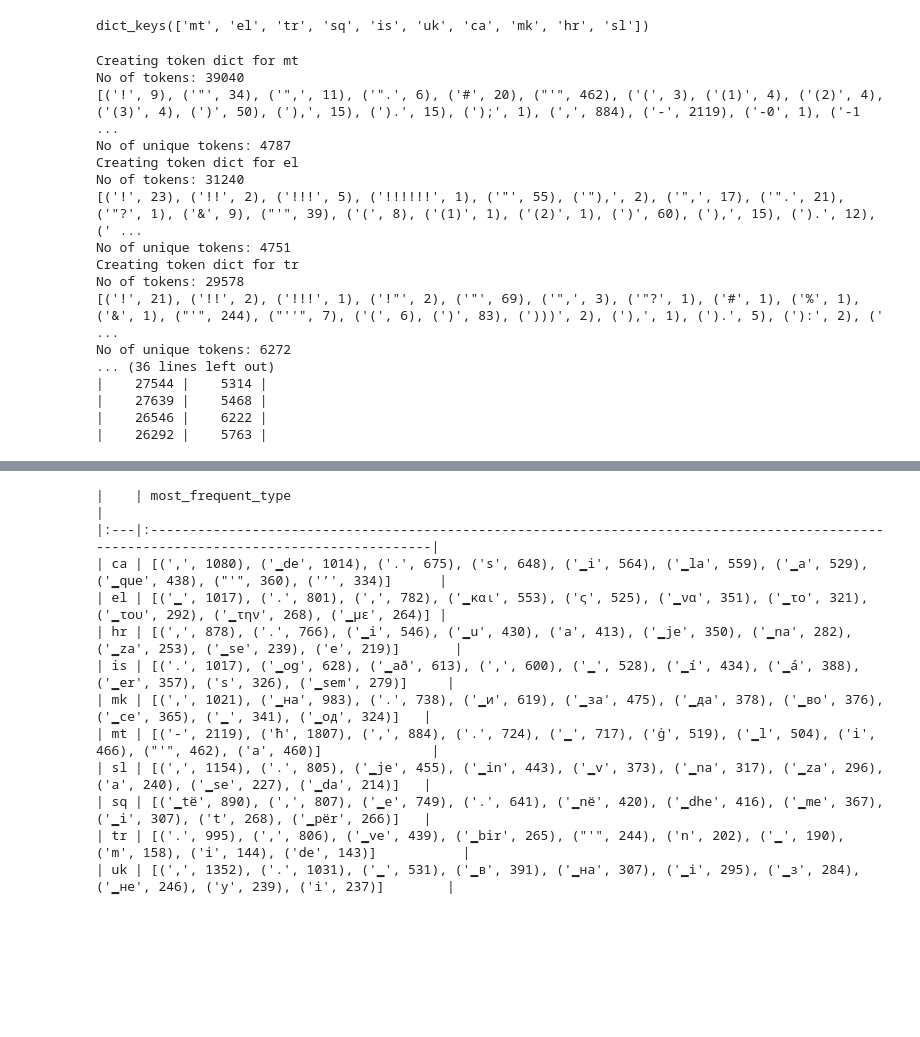
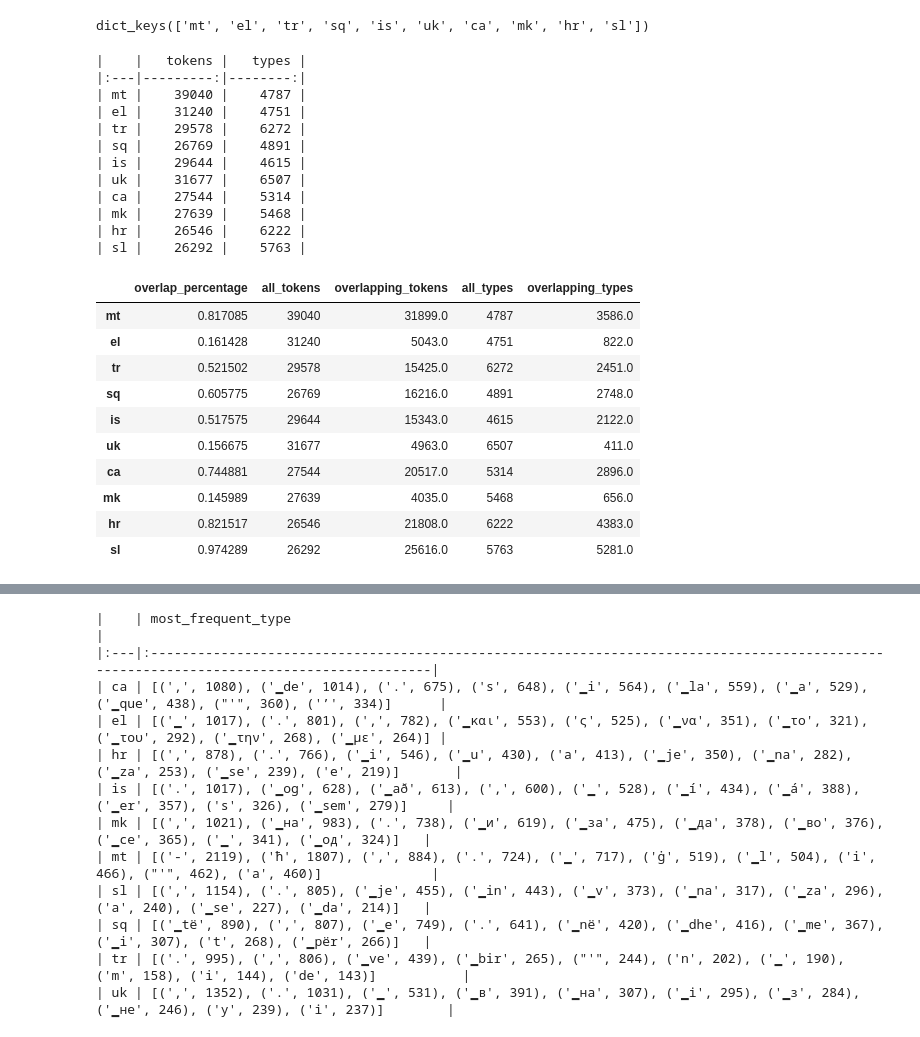
Before and after one commit to TajaKuzman/Crosslingual-Genre-Bias-Analysis, a Jupyter notebook: comparison-token-overlap.ipynb, the cells around one changed output, grey strips where cells are left out. Cells and saved outputs as stored; diff of their text form; code cells hidden in the pictures; blank space fills up the shorter version.

```diff
--- a/comparison-token-overlap.ipynb
+++ b/comparison-token-overlap.ipynb
@@ -277,47 +358,69 @@ token_number = {}
 type_number = {}
 
 for lang in list(main_dict.keys()):
-	print(f"Creating token dict for {lang}")
+	#print(f"Creating token dict for {lang}")
 	current_token_list = main_dict[lang]["token_overlap"]["token_list"]
 
-	print(f"No of tokens: {len(current_token_list)}")
+	#print(f"No of tokens: {len(current_token_list)}")
 
 	# Create a dictionary which counts the occurrences of the tokens
 
-	word_dict_test = Counter(current_token_list)
+	#word_dict_test = Counter(current_token_list)
 
 	# Sort the dictionary alphabetically based on keys
-	word_dict_test = dict(sorted(word_dict_test.items()))
+	#word_dict_test = dict(sorted(word_dict_test.items()))
 
 	# Add information on no. of tokens and words to a dict
 	token_number[lang] = len(current_token_list)
-	type_number[lang] = len(word_dict_test)
+	#type_number[lang] = len(word_dict_test)
+	type_number[lang] = len(set(current_token_list))
 
-	print(list(word_dict_test.items())[:100])
-	print(f"No of unique tokens: {len(word_dict_test)}")
+	#print(list(word_dict_test.items())[:100])
+	#print(f"No of unique tokens: {len(word_dict_test)}")
 
 	# Add the count of tokens to the main dictionary
-	main_dict[lang]["token_overlap"]["token_count"] = word_dict_test
+	#main_dict[lang]["token_overlap"]["token_count"] = word_dict_test
 
 # Create a dataframe for statistics
 token_df = pd.DataFrame({"tokens": token_number, "types": type_number})
-print(token_df.to_markdown(index=False))
+print(token_df.to_markdown())
 # %% [output]
-Creating token dict for mt
-No of tokens: 39040
-[('!', 9), ('"', 34), ('",', 11), ('".', 6), ('#', 20), ("'", 462), ('(', 3), ('(1)', 4), ('(2)', 4), ('(3)', 4), (')', 50), ('),', 15), (').', 15), (');', 1), (',', 884), ('-', 2119), ('-0', 1), ('-1 ...
-No of unique tokens: 4787
-Creating token dict for el
-No of tokens: 31240
-[('!', 23), ('!!', 2), ('!!!', 5), ('!!!!!!', 1), ('"', 55), ('"),', 2), ('",', 17), ('".', 21), ('"?', 1), ('&', 9), ("'", 39), ('(', 8), ('(1)', 1), ('(2)', 1), (')', 60), ('),', 15), (').', 12), (' ...
-No of unique tokens: 4751
-Creating token dict for tr
-No of tokens: 29578
-[('!', 21), ('!!', 2), ('!!!', 1), ('!"', 2), ('"', 69), ('",', 3), ('"?', 1), ('#', 1), ('%', 1), ('&', 1), ("'", 244), ("''", 7), ('(', 6), (')', 83), (')))', 2), ('),', 1), (').', 5), ('):', 2), (' ...
-No of unique tokens: 6272
-... (36 lines left out)
-|    27544 |    5314 |
-|    27639 |    5468 |
-|    26546 |    6222 |
-|    26292 |    5763 |
+|    |   tokens |   types |
+|:---|---------:|--------:|
+| mt |    39040 |    4787 |
+| el |    31240 |    4751 |
+| tr |    29578 |    6272 |
+| sq |    26769 |    4891 |
+| is |    29644 |    4615 |
+| uk |    31677 |    6507 |
+| ca |    27544 |    5314 |
+| mk |    27639 |    5468 |
+| hr |    26546 |    6222 |
+| sl |    26292 |    5763 |
+# %%
+# Merge token_df and overlap_df
+merged = pd.concat([overlap_df, token_df], axis=1)
+merged
+
+# Reorder columns
+
+merged = merged[["percentage", "tokens", "overlap_list_size", "types","overlap_set_size"]]
+
+# Rename columns
+
+merged.columns = ["overlap_percentage", "all_tokens", "overlapping_tokens", "all_types", "overlapping_types"]
+
+merged
+# %% [output]
+|  | overlap_percentage | all_tokens | overlapping_tokens | all_types | overlapping_types |
+| mt | 0.817085 | 39040 | 31899.0 | 4787 | 3586.0 |
+| el | 0.161428 | 31240 | 5043.0 | 4751 | 822.0 |
+| tr | 0.521502 | 29578 | 15425.0 | 6272 | 2451.0 |
+| sq | 0.605775 | 26769 | 16216.0 | 4891 | 2748.0 |
+| is | 0.517575 | 29644 | 15343.0 | 4615 | 2122.0 |
+| uk | 0.156675 | 31677 | 4963.0 | 6507 | 411.0 |
+| ca | 0.744881 | 27544 | 20517.0 | 5314 | 2896.0 |
+| mk | 0.145989 | 27639 | 4035.0 | 5468 | 656.0 |
+| hr | 0.821517 | 26546 | 21808.0 | 6222 | 4383.0 |
+| sl | 0.974289 | 26292 | 25616.0 | 5763 | 5281.0 |
 # %%
```
Also changed, not shown: parts of 68 cells of this notebook, 7 other files.
